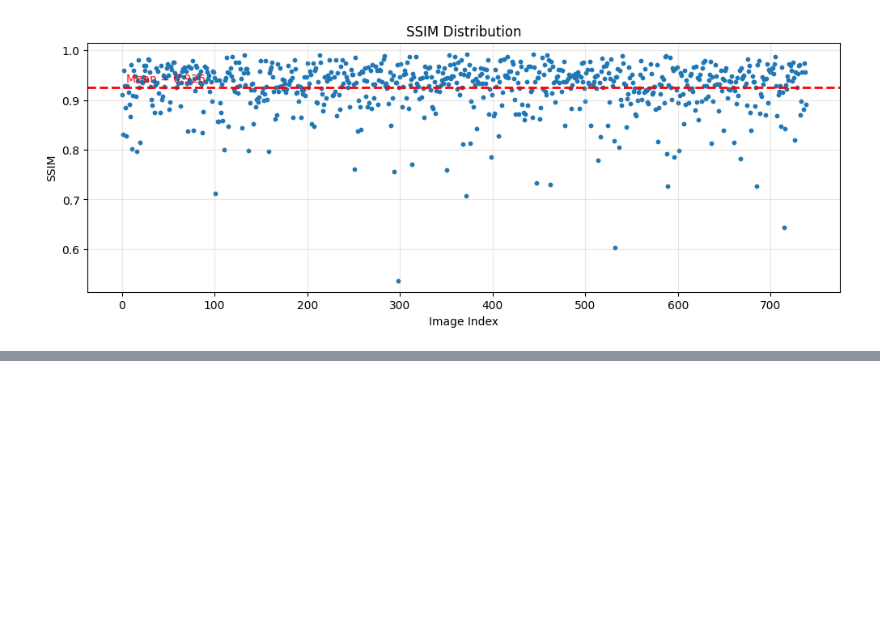
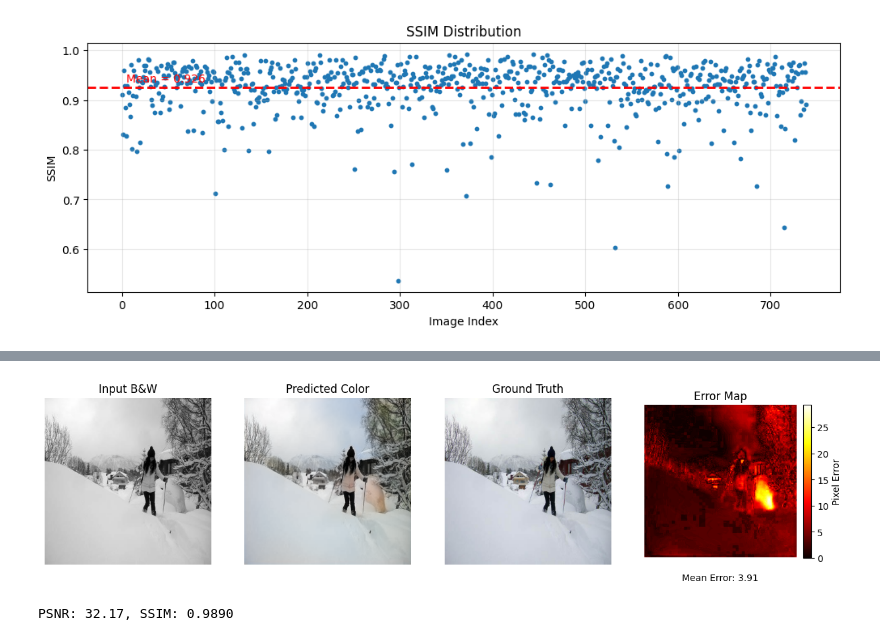
Before and after one commit to angelous/Color-Restoration, a Jupyter notebook: ResNet_tuning.ipynb, the cells around one changed output, grey strips where cells are left out. Cells and saved outputs as stored; diff of their text form; code cells hidden in the pictures; blank space fills up the shorter version.

```diff
--- a/ResNet_tuning.ipynb
+++ b/ResNet_tuning.ipynb
@@ -373,0 +390,7 @@ show_result(test_bnw_images[462], test_color_images[462], pred_rgb)
+# %%
+psnr, ssim, pred_rgb = evaluate_image(model, test_bnw_images[587], test_color_images[587], device=device)
+show_result(test_bnw_images[587], test_color_images[587], pred_rgb)
+print(f"PSNR: {psnr:.2f}, SSIM: {ssim:.4f}")
+# %% [output]
+[figure, added]
+PSNR: 32.17, SSIM: 0.9890
```
Also changed, not shown: parts of 4 cells of this notebook.
